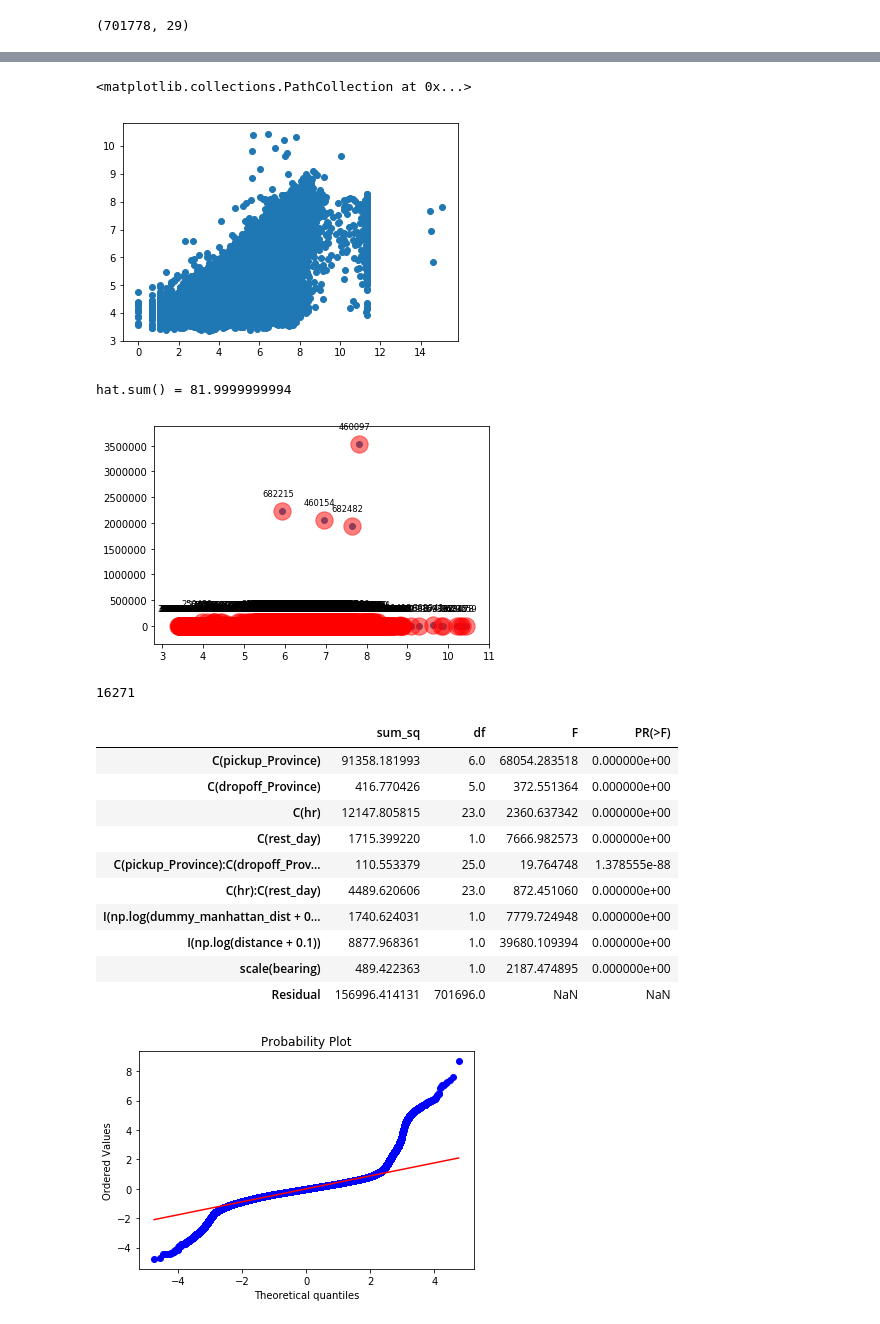
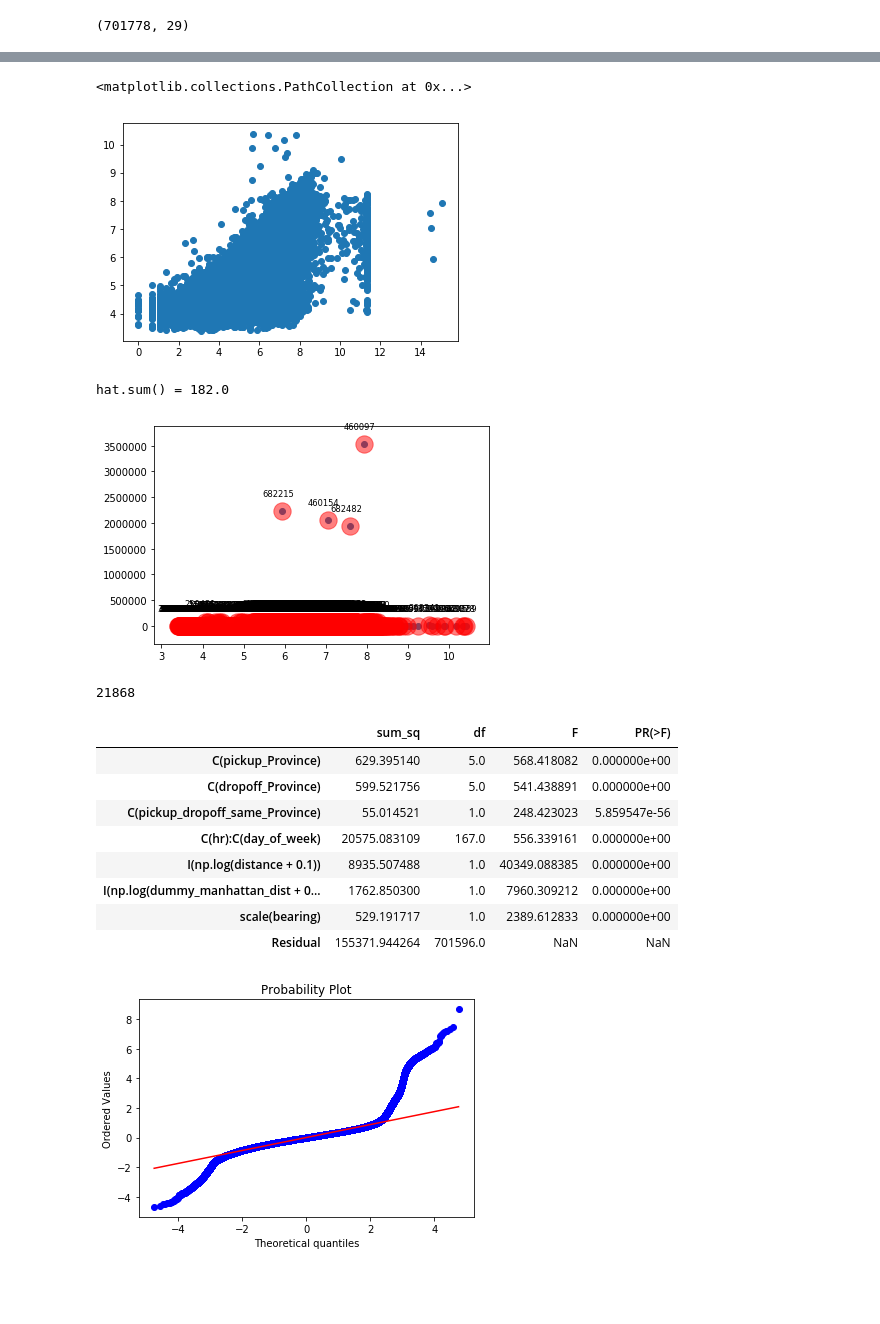
Before and after one commit to buenhyden/TeamProject_Linear_Regression, a Jupyter notebook: TeamProject_Linear_Regression_Analysis_2nd_2.ipynb, the cells around one changed output, grey strips where cells are left out. Drawn from its saved outputs; the diff is of its cells as text; code cells hidden in the pictures; blank space fills up the shorter version.

```diff
--- a/TeamProject_Linear_Regression_Analysis_2nd_2.ipynb
+++ b/TeamProject_Linear_Regression_Analysis_2nd_2.ipynb
@@ -144,7 +148,6 @@ sns.heatmap(totalCorr[totalCorr>0.5],annot=True)
 # %%
-#1
-formulaIs ='I(np.log(trip_duration)) ~ I(np.log(dummy_manhattan_dist+0.1))+scale(bearing)+C(pickup_Province):C(dropoff_Province) +C(vendor_id)+C(hr):C(rest_day)+0'
-fList = ['dummy_manhattan_dist','bearing','dropoff_Province','pickup_Province','hr','rest_day']
-#2
-formulaIs ='I(np.log(trip_duration)) ~ I(np.log(distance+0.1))+scale(bearing)+C(pickup_Province)+C(dropoff_Province) +C(hr):C(rest_day)+0'
-fList = ['distance','bearing','dropoff_Province','pickup_Province','hr','rest_day','vendor_id']
+formulaIs = 'I(np.log(trip_duration)) ~ I(np.log(distance+0.1)) +I(np.log(dummy_manhattan_dist+0.1)) +scale(bearing)+ C(pickup_Province) +C(dropoff_Province) +C(pickup_dropoff_same_Province)+C(hr):C(day_of_week)'
+fList = ['distance','dummy_manhattan_dist','bearing','pickup_Province','dropoff_Province','pickup_dropoff_same_Province','hr','day_of_week']
+modelFinal = sm.OLS.from_formula(formulaIs, data=train)
+result = modelFinal.fit()
+result.summary()
@@ -158,16 +184,0 @@ sns.heatmap(modelCorr, annot =True)
-# %%
-#2
-#formulaIs ='np.log(trip_duration) ~ I(np.log(dummy_manhattan_dist+0.1))+I(np.log(distance+0.1))+scale(bearing) +C(pickup_Province)*C(dropoff_Airport)+C(pickup_Airport)*C(dropoff_Province)+C(hr):C(day_of_week)+0'
-#fList = ['dummy_manhattan_dist','distance','bearing','pickup_Province','dropoff_Airport','dropoff_Province','pickup_Airport','hr','day_of_week']
-
-#3
-#formulaIs ='I(np.log(trip_duration)) ~ I(np.log(dummy_manhattan_dist+0.1))+I(np.log(distance+0.1))+scale(bearing)+C(pickup_Province)*C(dropoff_Province) +C(hr):C(rest_day) + 0'
-#fList = ['dummy_manhattan_dist','distance','bearing','dropoff_Airport','dropoff_Province','pickup_Airport','pickup_Province','hr','rest_day']
-
-#4
-#formulaIs ='I(np.log(trip_duration)) ~ I(np.log(dummy_manhattan_dist+0.1))+I(np.log(distance+0.1))+scale(bearing) + C(pickup_dropoff_same_Province)+C(hr):C(rest_day)+0'
-#fList = ['dummy_manhattan_dist','distance','bearing','pickup_dropoff_same_Province','hr','weekend']
-
-model = sm.OLS.from_formula(formulaIs,data = train)
-result = model.fit()
-result.summary()
@@ -208,7 +188,7 @@ y = train.apply(lambda x:np.log(x.trip_duration),axis=1)
 plt.scatter(y,y_new)
 # %% [output]
 <matplotlib.collections.PathCollection at 0x...>
-[figure, old version]
+[figure, new version]
 # %%
 inf = result.get_influence()
 hat = inf.hat_matrix_diag
@@ -216,36 +196,33 @@ print('hat.sum() =',hat.sum())
 x_new = train[fList]
 y_new = result.predict()
 # %% [output]
-hat.sum() = 81.9999999994
+hat.sum() = 182.0
 # %%
 cooks_d2, pvals = inf.cooks_distance
-fox_cr = 4 / (len(train['trip_duration']) - 2)
+fox_cr = 4 / (len(train['trip_duration']) - 182)
 idx = np.where(cooks_d2 > fox_cr)[0]
-
 ax = plt.subplot()
 plt.scatter(y_new,train['trip_duration'])
 plt.scatter(y_new[idx], train['trip_duration'][idx], s=300, c="r", alpha=0.5)
 utils.annotate_axes(range(len(idx)), idx,
                     list(zip(y_new[idx], train['trip_duration'][idx])), [(-20, 15)] * len(idx), size="small", ax=ax)
 plt.show()
 len(idx)
 # %% [output]
-[figure, old version]
+[figure, new version]
-16271
+21868
 # %%
 sm.stats.anova_lm(result,typ =2)
 # %% [output]
 |  | sum_sq | df | F | PR(>F) |
-| C(pickup_Province) | 91358.181993 | 6.0 | 68054.283518 | 0.000000e+00 |
-| C(dropoff_Province) | 416.770426 | 5.0 | 372.551364 | 0.000000e+00 |
-| C(hr) | 12147.805815 | 23.0 | 2360.637342 | 0.000000e+00 |
-| C(rest_day) | 1715.399220 | 1.0 | 7666.982573 | 0.000000e+00 |
-| C(pickup_Province):C(dropoff_Prov... | 110.553379 | 25.0 | 19.764748 | 1.378555e-88 |
-| C(hr):C(rest_day) | 4489.620606 | 23.0 | 872.451060 | 0.000000e+00 |
-| I(np.log(dummy_manhattan_dist + 0... | 1740.624031 | 1.0 | 7779.724948 | 0.000000e+00 |
-| I(np.log(distance + 0.1)) | 8877.968361 | 1.0 | 39680.109394 | 0.000000e+00 |
-| scale(bearing) | 489.422363 | 1.0 | 2187.474895 | 0.000000e+00 |
-| Residual | 156996.414131 | 701696.0 | NaN | NaN |
+| C(pickup_Province) | 629.395140 | 5.0 | 568.418082 | 0.000000e+00 |
+| C(dropoff_Province) | 599.521756 | 5.0 | 541.438891 | 0.000000e+00 |
+| C(pickup_dropoff_same_Province) | 55.014521 | 1.0 | 248.423023 | 5.859547e-56 |
+| C(hr):C(day_of_week) | 20575.083109 | 167.0 | 556.339161 | 0.000000e+00 |
+| I(np.log(distance + 0.1)) | 8935.507488 | 1.0 | 40349.088385 | 0.000000e+00 |
+| I(np.log(dummy_manhattan_dist + 0... | 1762.850300 | 1.0 | 7960.309212 | 0.000000e+00 |
+| scale(bearing) | 529.191717 | 1.0 | 2389.612833 | 0.000000e+00 |
+| Residual | 155371.944264 | 701596.0 | NaN | NaN |
 # %%
 sp.stats.probplot(result.resid, plot=plt)
 plt.show()
```
Also changed, not shown: parts of 39 cells of this notebook, 1 other file.
